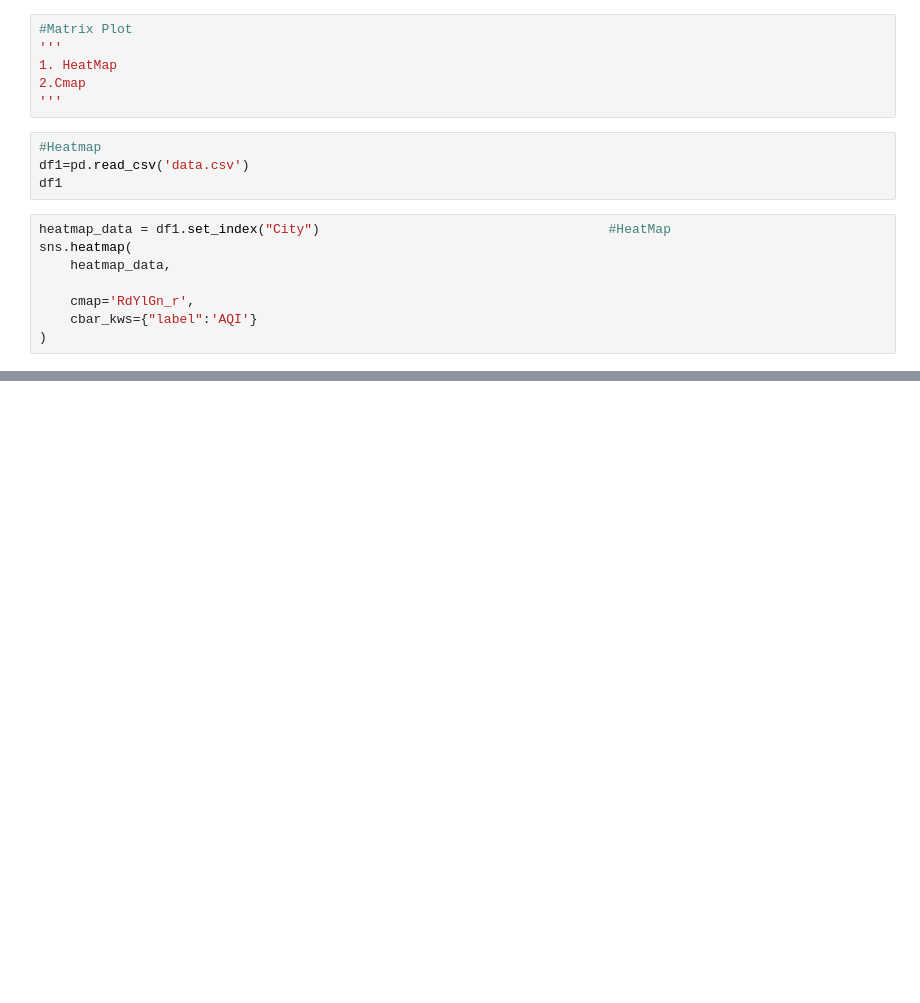
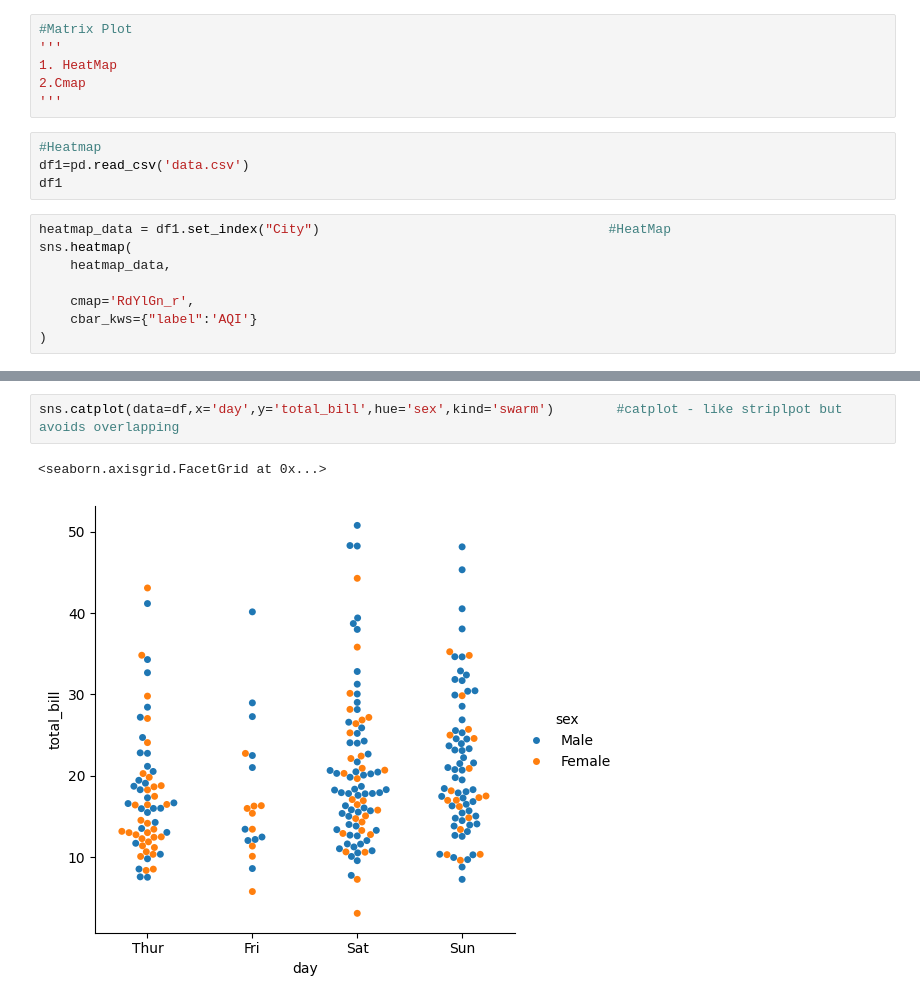
Before and after one commit to priyanka09-stack/Intro-To-ML, a Jupyter notebook: ML/Seaborn/seabornnnn.ipynb, the cells around one changed output, grey strips where cells are left out. Cells and saved outputs as stored; diff of their text form; blank space fills up the shorter version.

```diff
--- a/ML/Seaborn/seabornnnn.ipynb
+++ b/ML/Seaborn/seabornnnn.ipynb
@@ -102,0 +146,5 @@ sns.heatmap(
+# %%
+sns.catplot(data=df,x='day',y='total_bill',hue='sex',kind='swarm')        #catplot - like striplpot but avoids overlapping
+# %% [output]
+<seaborn.axisgrid.FacetGrid at 0x...>
+[figure, added]
```
Also changed, not shown: parts of 6 cells of this notebook, 1 other file.
